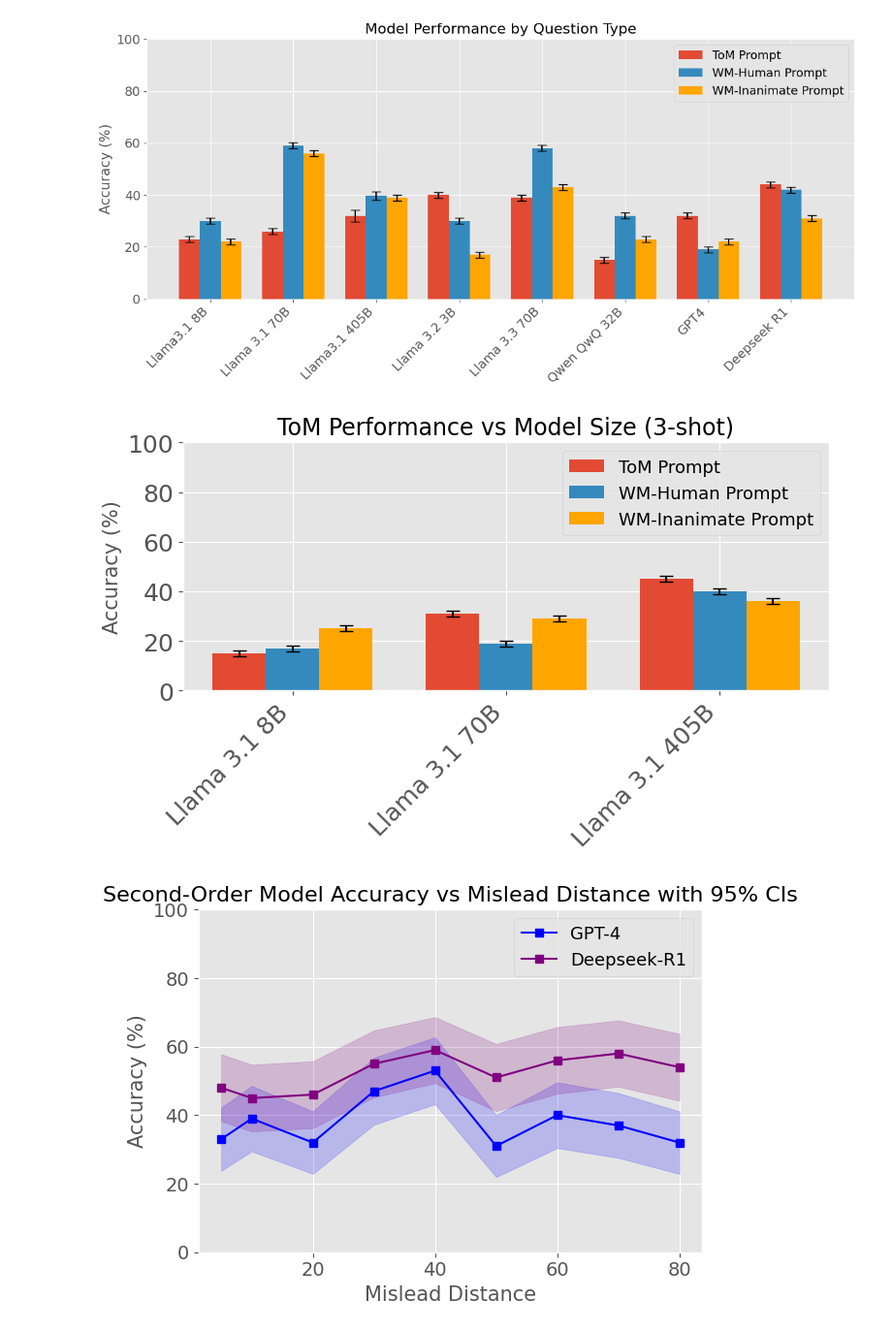
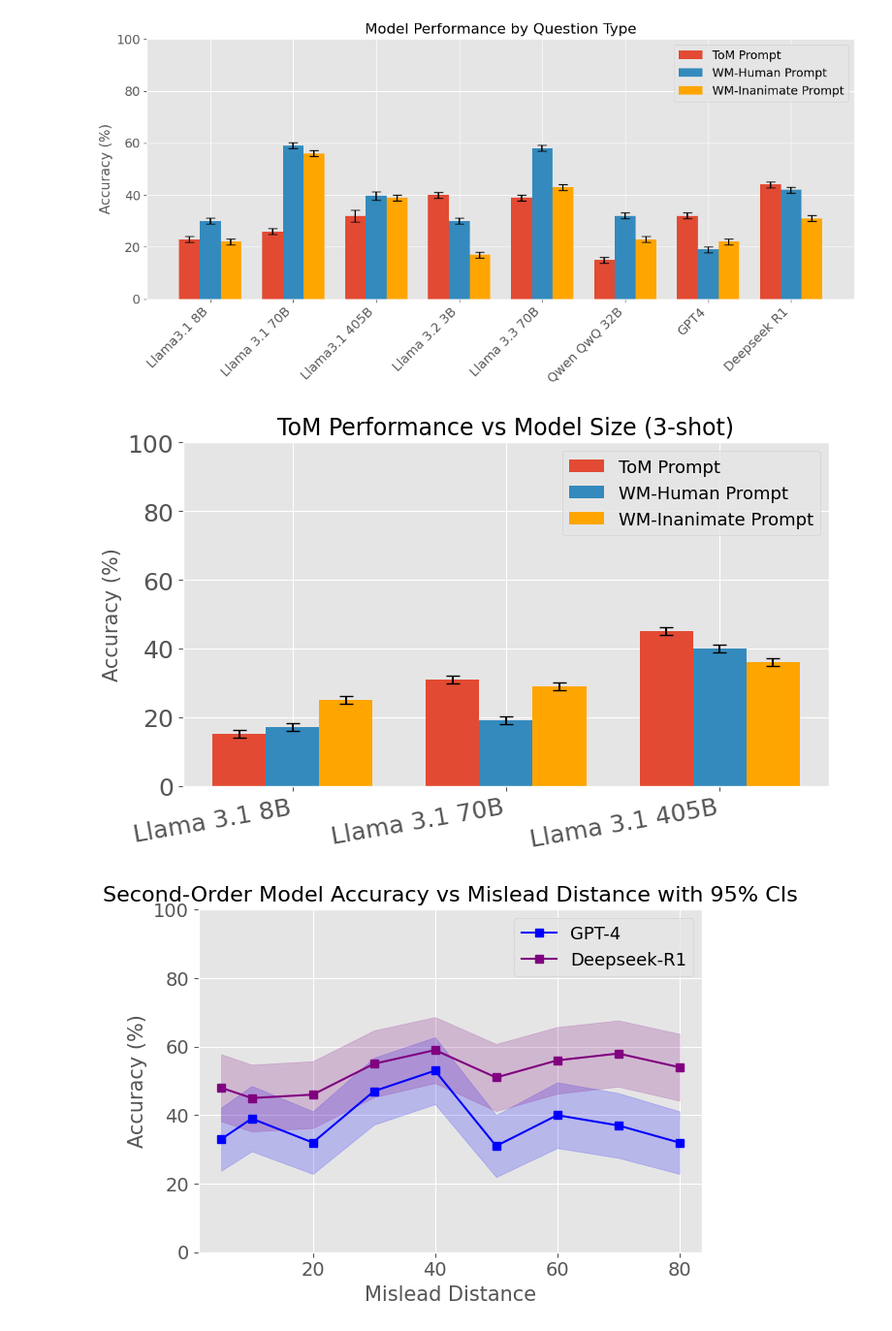
Before and after one commit to jbliu52/StoryTrustSim, a Jupyter notebook: plot_generator.ipynb, the cells around one changed output. Shown: that part at 97% size. Cells and saved outputs as stored; diff of their text form; code cells hidden in the pictures.

```diff
--- a/plot_generator.ipynb
+++ b/plot_generator.ipynb
@@ -408,35 +408,35 @@ width = 0.25
 # Function to compute mean and 95% CI
 def mean_and_ci(data):
     data = np.array(data)
     mean = data.mean()
     se = data.std(ddof=1) / np.sqrt(len(data))
     ci = 1.96 * se
     return mean, ci
 
 # Compute means and error bars
 tom_means, tom_err = zip(*[mean_and_ci(d) for d in tom])
 wmh_means, wmh_err = zip(*[mean_and_ci(d) for d in wm_humans])
 wmi_means, wmi_err = zip(*[mean_and_ci(d) for d in wm_inanimate])
 
 # Plot
 fig, ax = plt.subplots(figsize=(8, 5))
 ax.bar(x - width, tom_means, width, yerr=tom_err, capsize=5, label='ToM Prompt')
 ax.bar(x, wmh_means, width, yerr=wmh_err, capsize=5, label='WM-Human Prompt')
 ax.bar(x + width, wmi_means, width, yerr=wmi_err, capsize=5, label='WM-Inanimate Prompt', color='orange')
 
 # Labels and formatting
 ax.set_ylabel('Accuracy (%)')
 ax.set_title('ToM Performance vs Model Size (3-shot)')
 ax.set_xticks(x)
-ax.set_xticklabels(models, rotation=45, ha='right')
+ax.set_xticklabels(models, rotation=10, ha='right')
 ax.set_ylim(0, 100)
 ax.legend()
 
 plt.tight_layout()
 plt.savefig("figures/llamafamily3shot.pdf", format='pdf', bbox_inches='tight')
 plt.show()
 # %% [output]
-[figure, old version]
+[figure, new version]
 # %%
 tom_prev = [32, 40, 39, 32, 26, 23, 15, 44]
 wm_humans_prev = [19, 30, 58, 40, 59, 30, 32, 42]
```
Also changed, not shown: 11 other files.
